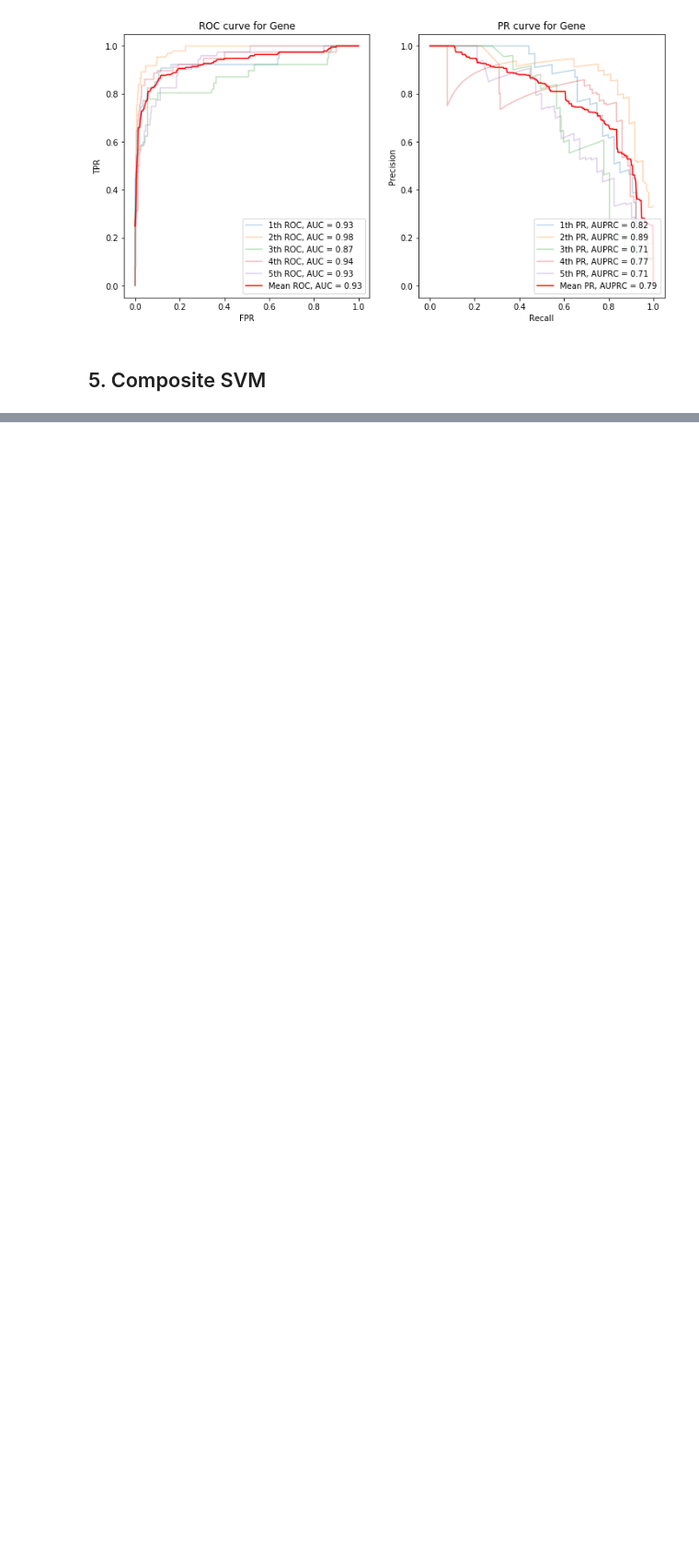
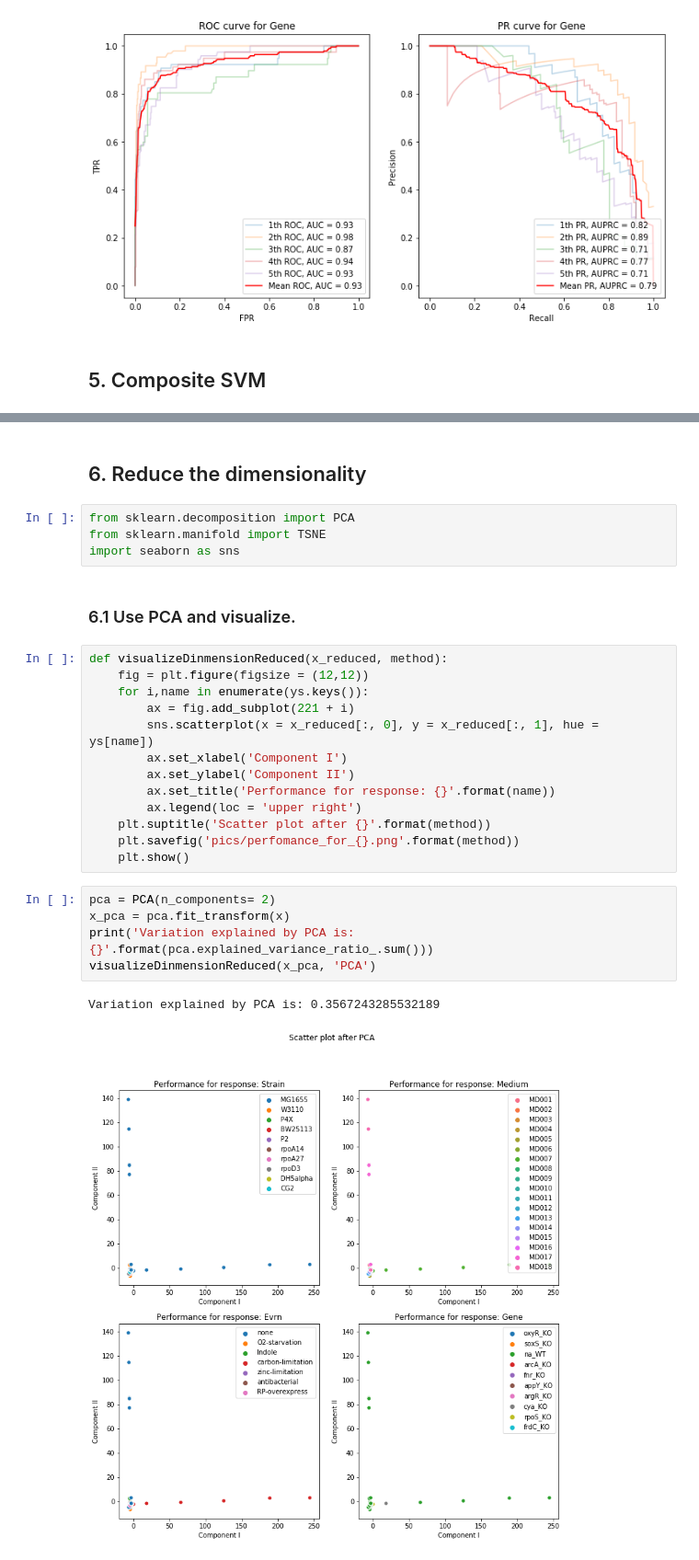
Before and after one commit to RyanYin04/MachineLearningPractice, a Jupyter notebook: 171ass3/hw3.ipynb, the cells around one changed output, grey strips where cells are left out. Shown at 92% size. Drawn from its saved outputs; the diff is of its cells as text; blank space fills up the shorter version.

```diff
--- a/171ass3/hw3.ipynb
+++ b/171ass3/hw3.ipynb
@@ -319,0 +334,29 @@ for name in names:
+# %% [markdown]
+## 6. Reduce the dimensionality
+# %%
+from sklearn.decomposition import PCA
+from sklearn.manifold import TSNE
+import seaborn as sns
+# %% [markdown]
+### 6.1 Use PCA and visualize.
+# %%
+def visualizeDinmensionReduced(x_reduced, method):
+    fig = plt.figure(figsize = (12,12))
+    for i,name in enumerate(ys.keys()):
+        ax = fig.add_subplot(221 + i)
+        sns.scatterplot(x = x_reduced[:, 0], y = x_reduced[:, 1], hue = ys[name])
+        ax.set_xlabel('Component I')
+        ax.set_ylabel('Component II')
+        ax.set_title('Performance for response: {}'.format(name))
+        ax.legend(loc = 'upper right')
+    plt.suptitle('Scatter plot after {}'.format(method))
+    plt.savefig('pics/perfomance_for_{}.png'.format(method))
+    plt.show()
+# %%
+pca = PCA(n_components= 2)
+x_pca = pca.fit_transform(x)
+print('Variation explained by PCA is: {}'.format(pca.explained_variance_ratio_.sum()))
+visualizeDinmensionReduced(x_pca, 'PCA')
+# %% [output]
+Variation explained by PCA is: 0.3567243285532189
+[figure, added]
```
Also changed, not shown: parts of 5 cells of this notebook, 2 other files.
